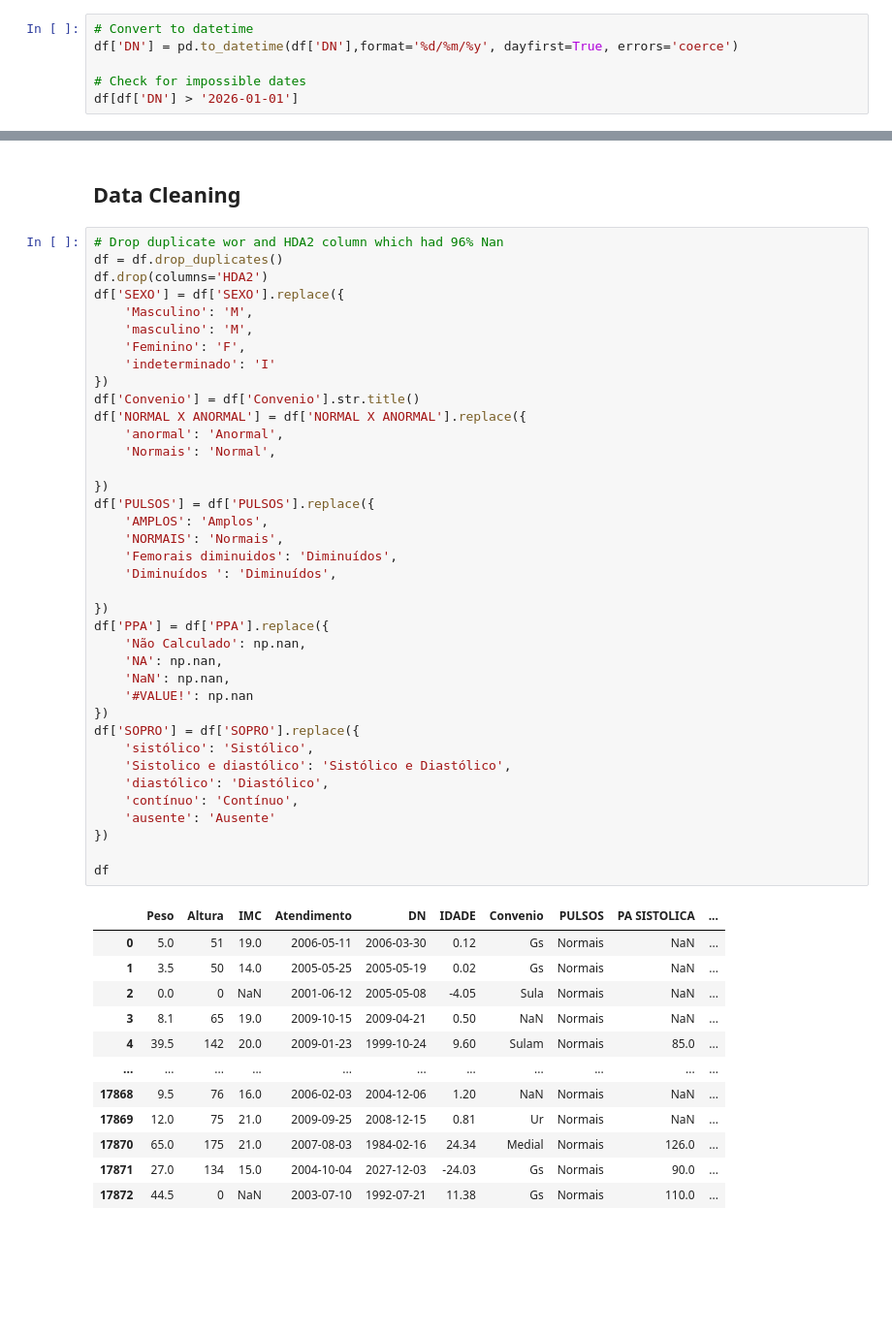
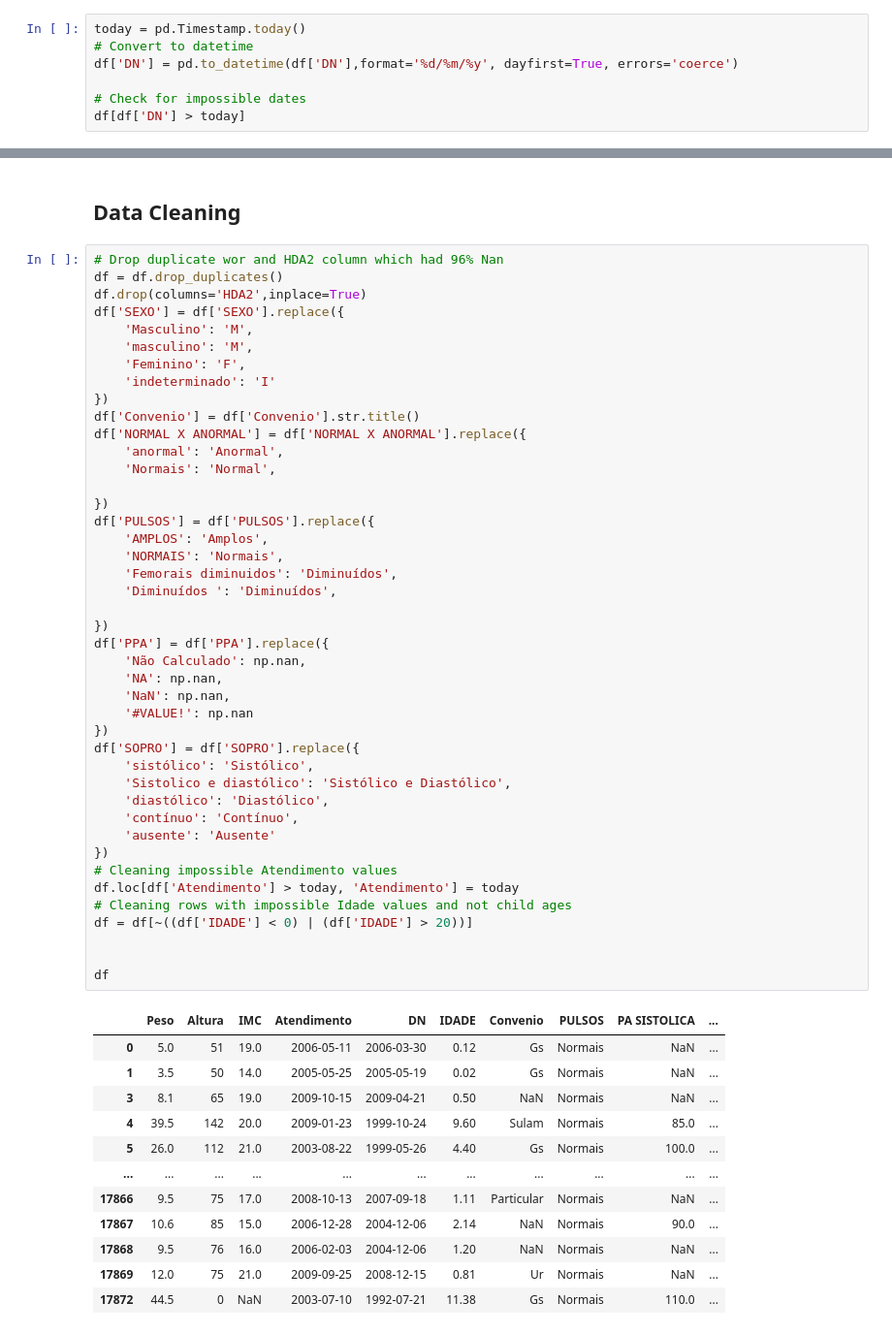
Before and after one commit to Proenca13/Project_FDS, a Jupyter notebook: PredictingCardiacDiseasesChildren.ipynb, the cells around one changed output, grey strips where cells are left out. Shown at 97% size. Cells and saved outputs as stored; diff of their text form; blank space fills up the shorter version.

Commit message:
a litle cleaning

```diff
--- a/PredictingCardiacDiseasesChildren.ipynb
+++ b/PredictingCardiacDiseasesChildren.ipynb
@@ -172,11 +172,12 @@ diastólico                   12
 Sistolico e diastólico        3
 Name: count, dtype: int64
 # %%
+today = pd.Timestamp.today()
 # Convert to datetime
 df['DN'] = pd.to_datetime(df['DN'],format='%d/%m/%y', dayfirst=True, errors='coerce')
 
 # Check for impossible dates
-df[df['DN'] > '2026-01-01']
+df[df['DN'] > today]
 # %% [output]
 |  | Peso | Altura | IMC | Atendimento | DN | IDADE | Convenio | PULSOS | PA SISTOLICA | ... |
 | 2803 | 72.1 | 172 | 24.0 | 07/12/07 | 2055-03-01 | 54.76 | UG | Normais | 120.0 | ... |
@@ -353,7 +354,7 @@ dtype: float64
 # %%
 # Drop duplicate wor and HDA2 column which had 96% Nan
 df = df.drop_duplicates()
-df.drop(columns='HDA2')
+df.drop(columns='HDA2',inplace=True)
 df['SEXO'] = df['SEXO'].replace({
     'Masculino': 'M',
     'masculino': 'M',
@@ -365,39 +366,44 @@ df['NORMAL X ANORMAL'] = df['NORMAL X ANORMAL'].replace({
     'anormal': 'Anormal',
     'Normais': 'Normal',
 
 })
 df['PULSOS'] = df['PULSOS'].replace({
     'AMPLOS': 'Amplos',
     'NORMAIS': 'Normais',
     'Femorais diminuidos': 'Diminuídos',
     'Diminuídos ': 'Diminuídos',
 
 })
 df['PPA'] = df['PPA'].replace({
     'Não Calculado': np.nan,
     'NA': np.nan,
     'NaN': np.nan,
     '#VALUE!': np.nan
 })
 df['SOPRO'] = df['SOPRO'].replace({
     'sistólico': 'Sistólico',
     'Sistolico e diastólico': 'Sistólico e Diastólico',
     'diastólico': 'Diastólico',
     'contínuo': 'Contínuo',
     'ausente': 'Ausente'
 })
+# Cleaning impossible Atendimento values
+df.loc[df['Atendimento'] > today, 'Atendimento'] = today
+# Cleaning rows with impossible Idade values and not child ages
+df = df[~((df['IDADE'] < 0) | (df['IDADE'] > 20))]
+
 
 df
 # %% [output]
 |  | Peso | Altura | IMC | Atendimento | DN | IDADE | Convenio | PULSOS | PA SISTOLICA | ... |
 | 0 | 5.0 | 51 | 19.0 | 2006-05-11 | 2006-03-30 | 0.12 | Gs | Normais | NaN | ... |
 | 1 | 3.5 | 50 | 14.0 | 2005-05-25 | 2005-05-19 | 0.02 | Gs | Normais | NaN | ... |
-| 2 | 0.0 | 0 | NaN | 2001-06-12 | 2005-05-08 | -4.05 | Sula | Normais | NaN | ... |
 | 3 | 8.1 | 65 | 19.0 | 2009-10-15 | 2009-04-21 | 0.50 | NaN | Normais | NaN | ... |
 | 4 | 39.5 | 142 | 20.0 | 2009-01-23 | 1999-10-24 | 9.60 | Sulam | Normais | 85.0 | ... |
+| 5 | 26.0 | 112 | 21.0 | 2003-08-22 | 1999-05-26 | 4.40 | Gs | Normais | 100.0 | ... |
 | ... | ... | ... | ... | ... | ... | ... | ... | ... | ... | ... |
+| 17866 | 9.5 | 75 | 17.0 | 2008-10-13 | 2007-09-18 | 1.11 | Particular | Normais | NaN | ... |
+| 17867 | 10.6 | 85 | 15.0 | 2006-12-28 | 2004-12-06 | 2.14 | NaN | Normais | 90.0 | ... |
 | 17868 | 9.5 | 76 | 16.0 | 2006-02-03 | 2004-12-06 | 1.20 | NaN | Normais | NaN | ... |
 | 17869 | 12.0 | 75 | 21.0 | 2009-09-25 | 2008-12-15 | 0.81 | Ur | Normais | NaN | ... |
-| 17870 | 65.0 | 175 | 21.0 | 2007-08-03 | 1984-02-16 | 24.34 | Medial | Normais | 126.0 | ... |
-| 17871 | 27.0 | 134 | 15.0 | 2004-10-04 | 2027-12-03 | -24.03 | Gs | Normais | 90.0 | ... |
 | 17872 | 44.5 | 0 | NaN | 2003-07-10 | 1992-07-21 | 11.38 | Gs | Normais | 110.0 | ... |
```
Also changed, not shown: parts of 6 cells of this notebook.
